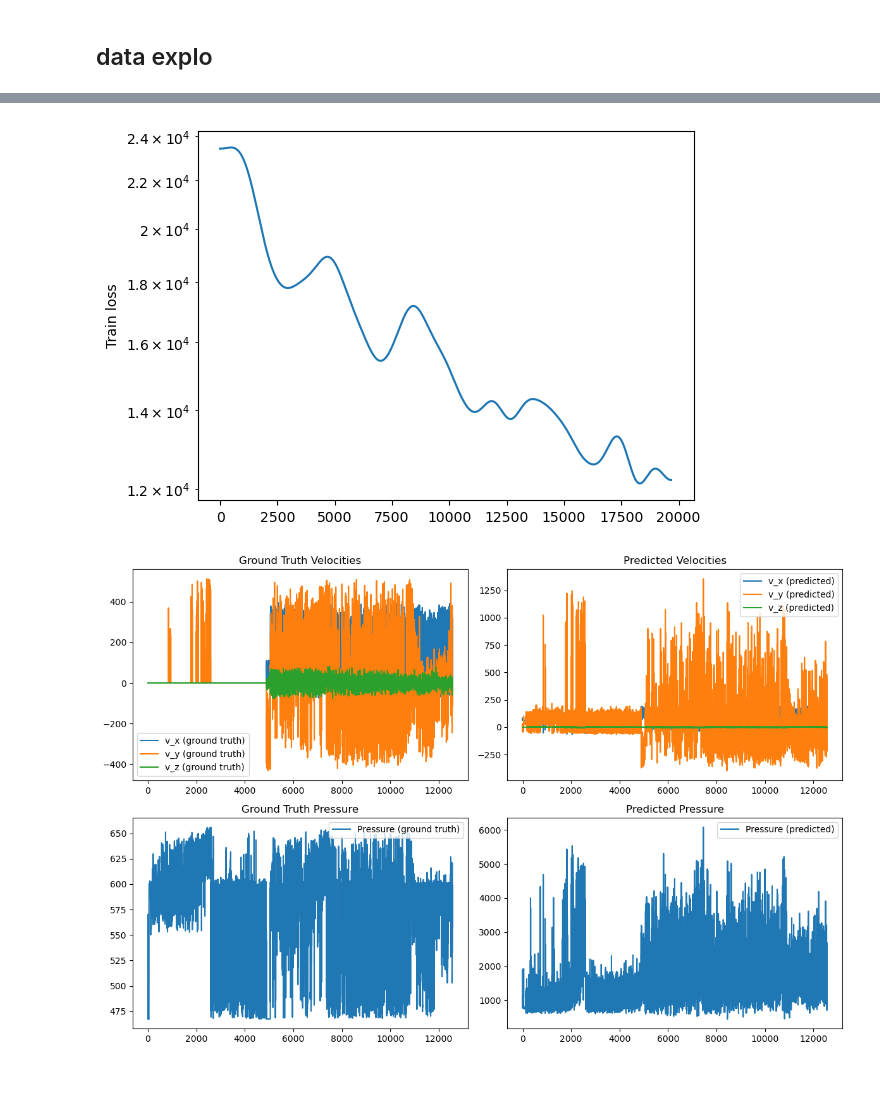
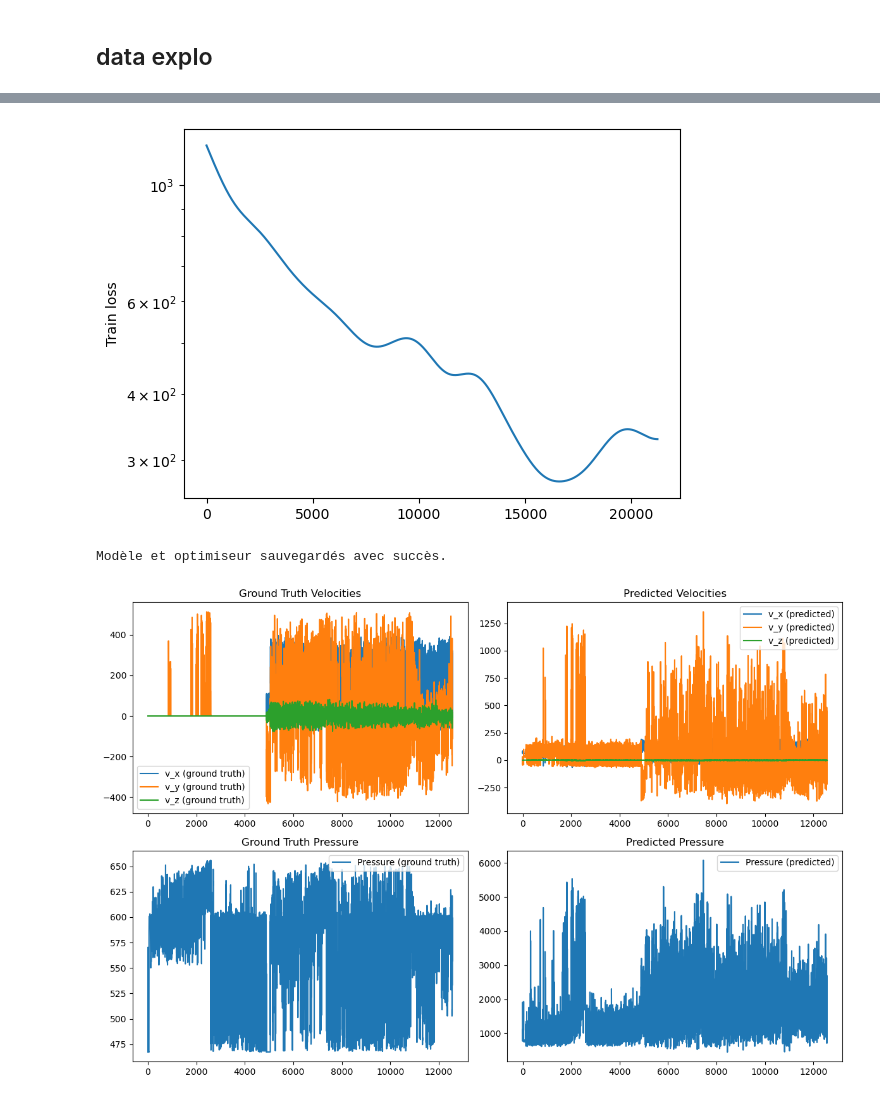
Before and after one commit to zhanquen/DC_flood, a Jupyter notebook: test_moracchini.ipynb, the cells around one changed output, grey strips where cells are left out. Saved outputs shown, nothing was run; the diff lists cells and outputs as text; code cells hidden in the pictures.

Commit message:
after saved one model

```diff
--- a/test_moracchini.ipynb
+++ b/test_moracchini.ipynb
@@ -137,9 +137,9 @@ class CFDGNN(torch.nn.Module):
         return  x + x_src[:,:, 3:7]  # Skip connection
 # %%
 from DL_utils import train_test_sets
-
+epoch = 4
 # Initialisation du modèle et de l'optimiseur
-model = CFDGNN(in_channels=nb_features, hidden_channels=16, out_channels=4)
+model = CFDGNN(in_channels=nb_features, hidden_channels=32, out_channels=4)
 # model = GraphUNetModel(in_channels=nb_features, hidden_channels=16, out_channels=4)
 optimizer = torch.optim.Adam(model.parameters(), lr=0.01)
 
@@ -147,7 +147,7 @@ optimizer = torch.optim.Adam(model.parameters(), lr=0.01)
 train_mesh_ids, test_mesh_ids = train_test_sets(mesh_ids, test_size=0.2, random_state=42)
 
 # # Entraînement du modèle
-train_loss = train_model(model, optimizer, train_mesh_ids, epochs=1, batch_size=1, features_method=features_method, device=device)
+train_loss = train_model(model, optimizer, train_mesh_ids, epochs=epoch, batch_size=1, features_method=features_method, device=device)
 
 # # Évaluation du modèle
 
@@ -159,12 +159,23 @@ KeyboardInterrupt:
 # %%
-# from scipy.ndimage import gaussian_filter1d
-# train_loss = gaussian_filter1d(train_loss, sigma=500)
-# plt.plot(train_loss)
-# plt.ylabel("Train loss")
+from scipy.ndimage import gaussian_filter1d
+train_loss = gaussian_filter1d(train_loss, sigma=500)
+plt.plot(train_loss[5000:])
+plt.ylabel("Train loss")
 
-# plt.yscale('log')
+plt.yscale('log')
 # %% [output]
-[figure, old version]
+[figure, new version]
+# %%
+checkpoint = {
+    'model_state_dict': model.state_dict(),
+    'optimizer_state_dict': optimizer.state_dict(),
+    'train_loss': train_loss,
+    'epoch' : epoch}
+
+torch.save(checkpoint, './models/network_1_e4.pth')
+print("Modèle et optimiseur sauvegardés avec succès.")
+# %% [output]
+Modèle et optimiseur sauvegardés avec succès.
 # %%
 import random
 
```
Also changed, not shown: parts of 1 cell of this notebook.
